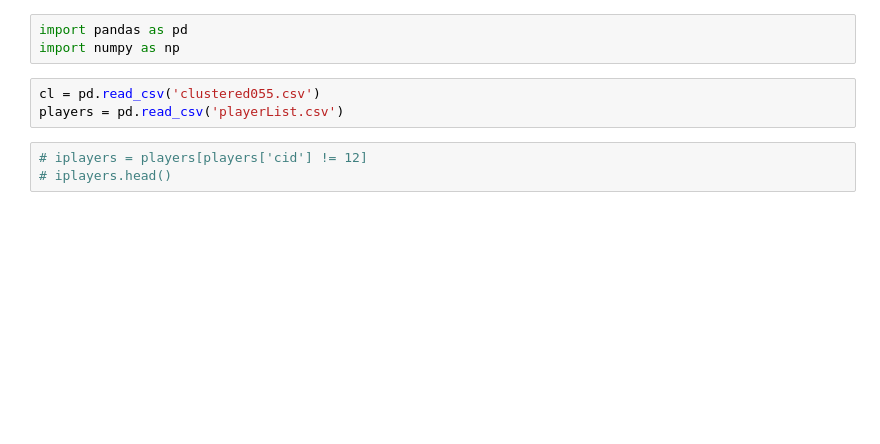
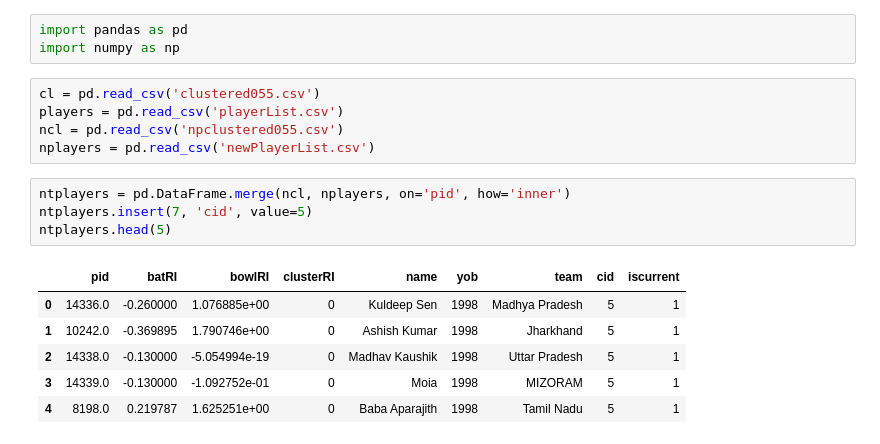
Before and after one commit to rocksayush/Player-Recommendation-System, a Jupyter notebook: Selection of players.ipynb, the cells around one changed output. Cells and saved outputs as stored; diff of their text form; blank space fills up the shorter version.

```diff
--- a/Selection of players.ipynb
+++ b/Selection of players.ipynb
@@ -4,8 +71,18 @@ import numpy as np
 # %%
 cl = pd.read_csv('clustered055.csv')
 players = pd.read_csv('playerList.csv')
+ncl = pd.read_csv('npclustered055.csv')
+nplayers = pd.read_csv('newPlayerList.csv')
-# %%
-# iplayers = players[players['cid'] != 12]
-# iplayers.head()
+# %%
+ntplayers = pd.DataFrame.merge(ncl, nplayers, on='pid', how='inner')
+ntplayers.insert(7, 'cid', value=5)
+ntplayers.head(5)
+# %% [output]
+|  | pid | batRI | bowlRI | clusterRI | name | yob | team | cid | iscurrent |
+| 0 | 14336.0 | -0.260000 | 1.076885e+00 | 0 | Kuldeep Sen | 1998 | Madhya Pradesh | 5 | 1 |
+| 1 | 10242.0 | -0.369895 | 1.790746e+00 | 0 | Ashish Kumar | 1998 | Jharkhand | 5 | 1 |
+| 2 | 14338.0 | -0.130000 | -5.054994e-19 | 0 | Madhav Kaushik | 1998 | Uttar Pradesh | 5 | 1 |
+| 3 | 14339.0 | -0.130000 | -1.092752e-01 | 0 | Moia | 1998 | MIZORAM | 5 | 1 |
+| 4 | 8198.0 | 0.219787 | 1.625251e+00 | 0 | Baba Aparajith | 1998 | Tamil Nadu | 5 | 1 |
 # %%
 tplayers = pd.DataFrame.merge(cl, players, on='pid', how='inner')
```
Also changed, not shown: parts of 7 cells of this notebook, 12 other files.
